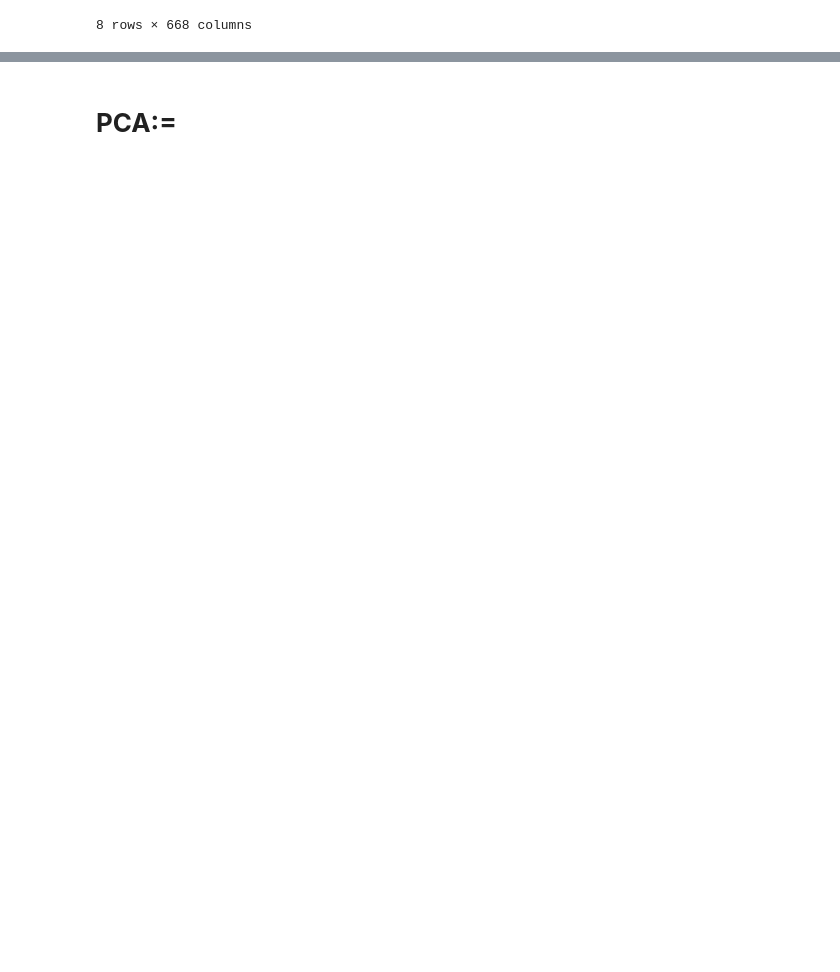
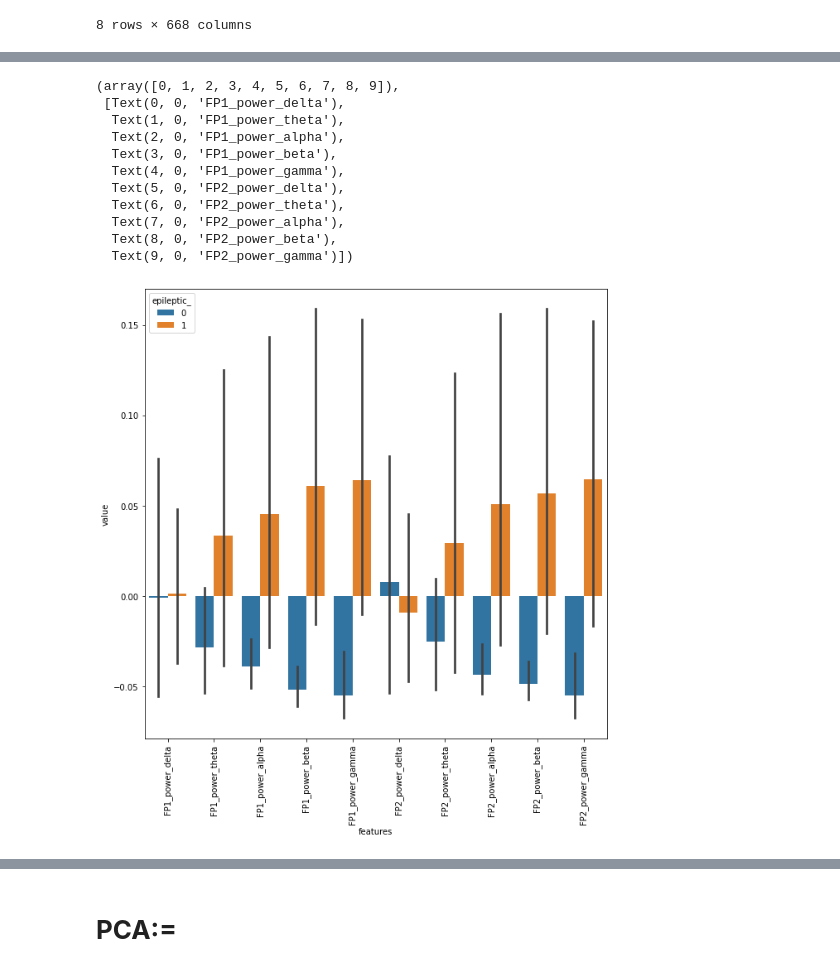
Before and after one commit to mohmaed7777/epilepsy-detection, a Jupyter notebook: Epilepsy_Detection_Using_EEG_Signals2.ipynb, the cells around one changed output, grey strips where cells are left out. Saved outputs shown, nothing was run; the diff lists cells and outputs as text; code cells hidden in the pictures; blank space fills up the shorter version.

```diff
--- a/Epilepsy_Detection_Using_EEG_Signals2.ipynb
+++ b/Epilepsy_Detection_Using_EEG_Signals2.ipynb
@@ -98,0 +135,25 @@ data.describe()
+# %%
+# first ten features
+data_dia = y
+data = x
+data_n_2 = (data - data.mean()) / (data.std())              # standardization
+data = pd.concat([y,data_n_2.iloc[:,0:10]],axis=1)
+data = pd.melt(data,id_vars="epileptic_",
+                    var_name="features",
+                    value_name='value')
+plt.figure(figsize=(10,10))
+sns.barplot(x="features", y="value", hue="epileptic_", data=data)
+plt.xticks(rotation=90)
+# %% [output]
+(array([0, 1, 2, 3, 4, 5, 6, 7, 8, 9]),
+ [Text(0, 0, 'FP1_power_delta'),
+  Text(1, 0, 'FP1_power_theta'),
+  Text(2, 0, 'FP1_power_alpha'),
+  Text(3, 0, 'FP1_power_beta'),
+  Text(4, 0, 'FP1_power_gamma'),
+  Text(5, 0, 'FP2_power_delta'),
+  Text(6, 0, 'FP2_power_theta'),
+  Text(7, 0, 'FP2_power_alpha'),
+  Text(8, 0, 'FP2_power_beta'),
+  Text(9, 0, 'FP2_power_gamma')])
+[figure, added]
```
Also changed, not shown: parts of 7 cells of this notebook.
